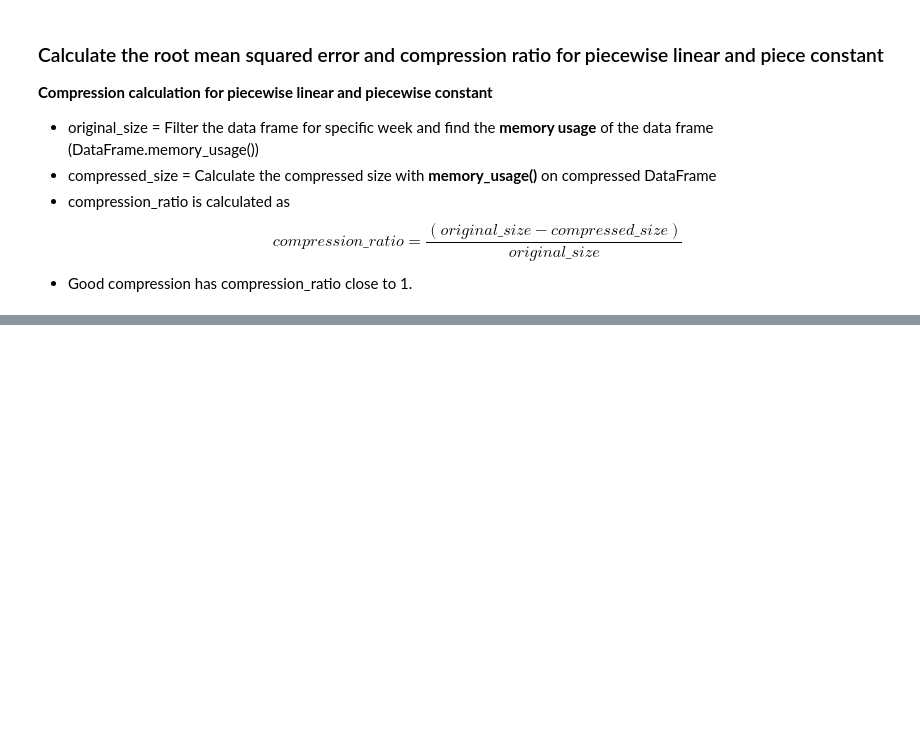
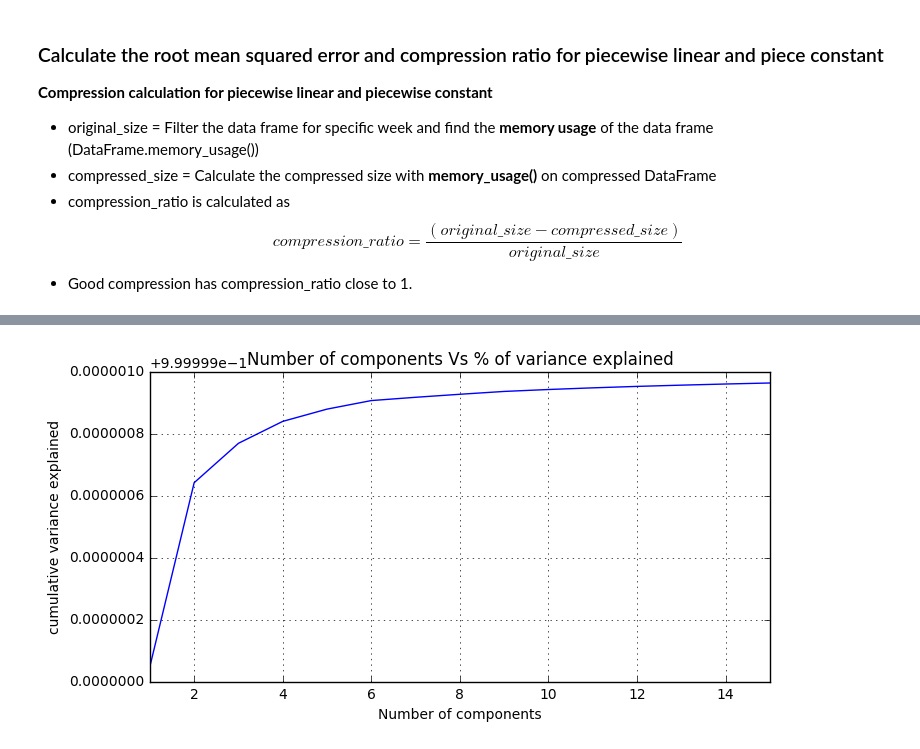
Before and after one commit to mas-dse-mkjaiswa/Capstone, a Jupyter notebook: final/sensor_data_compression_plots.ipynb, the cells around one changed output, grey strips where cells are left out. Cells and saved outputs as stored; diff of their text form; code cells hidden in the pictures; blank space fills up the shorter version.

```diff
--- a/final/sensor_data_compression_plots.ipynb
+++ b/final/sensor_data_compression_plots.ipynb
@@ -82,0 +104,18 @@ for signal in signals:
+# %%
+rooms = ['Rm-2221', 'Rm-3126', 'Rm-2218', 'Rm-3122', 'Rm-3111','RM-1217', 'Rm-2226', 'Rm-3118', 'RM-1231', 'Rm-2230','RM-1229', 'Rm-2232']
+signals=['Zone Temperature']
+pivotDF= pd.DataFrame()
+for r in rooms:
+    dataDF = get_signal_dataframe(room=r,signals=signals,mean_type="quarter_hour" , use_weather_data=False).dropna()
+    for yr in dataDF.time.dt.year.unique():
+        dataDFr = dataDF[dataDF.time.dt.year==yr]
+        dataDFr['week#'] = dataDFr.time.dt.week
+        dataDFr['year#'] = dataDFr.time.dt.year
+        dataDFr['yearweek'] = dataDFr['year#'].astype(str)+dataDFr['week#'].astype(str)
+        dataDFr['week'] = 'week'+dataDFr.time.dt.week.astype(str)
+        dataDFr['timeofday'] = dataDFr.time.dt.time
+        dataDFr['dayofweek'] = dataDFr.time.dt.dayofweek
+        dataDFr = dataDFr[~(dataDFr['week#'].isin([1,52,53]))]
+        df = dataDFr[['yearweek','week#','week',signals[0],'time','dayofweek','timeofday']]
+        df['daytime'] = 'day'+df['dayofweek'].astype(str)+':'+df['timeofday'].astype(str)
+        pivotDF=pivotDF.append(df.pivot(index=('yearweek'), columns='daytime', values=signals[0]).dropna().reset_index())
@@ -82,0 +127,9 @@ for signal in signals:
+# %%
+n_components = len(pivotDF.columns)
+pca = PCA(n_components = n_components).fit(pivotDF)
+top_components = 15
+ax = pd.Series(np.cumsum(pca.explained_variance_ratio_[:top_components]), index=range(1, top_components + 1)).plot(
+    grid=True, title='Number of components Vs % of variance explained', figsize=(8, 4))
+ax.set(xlabel='Number of components', ylabel='cumulative variance explained');
+# %% [output]
+[figure, added]
```
Also changed, not shown: parts of 12 cells of this notebook.
